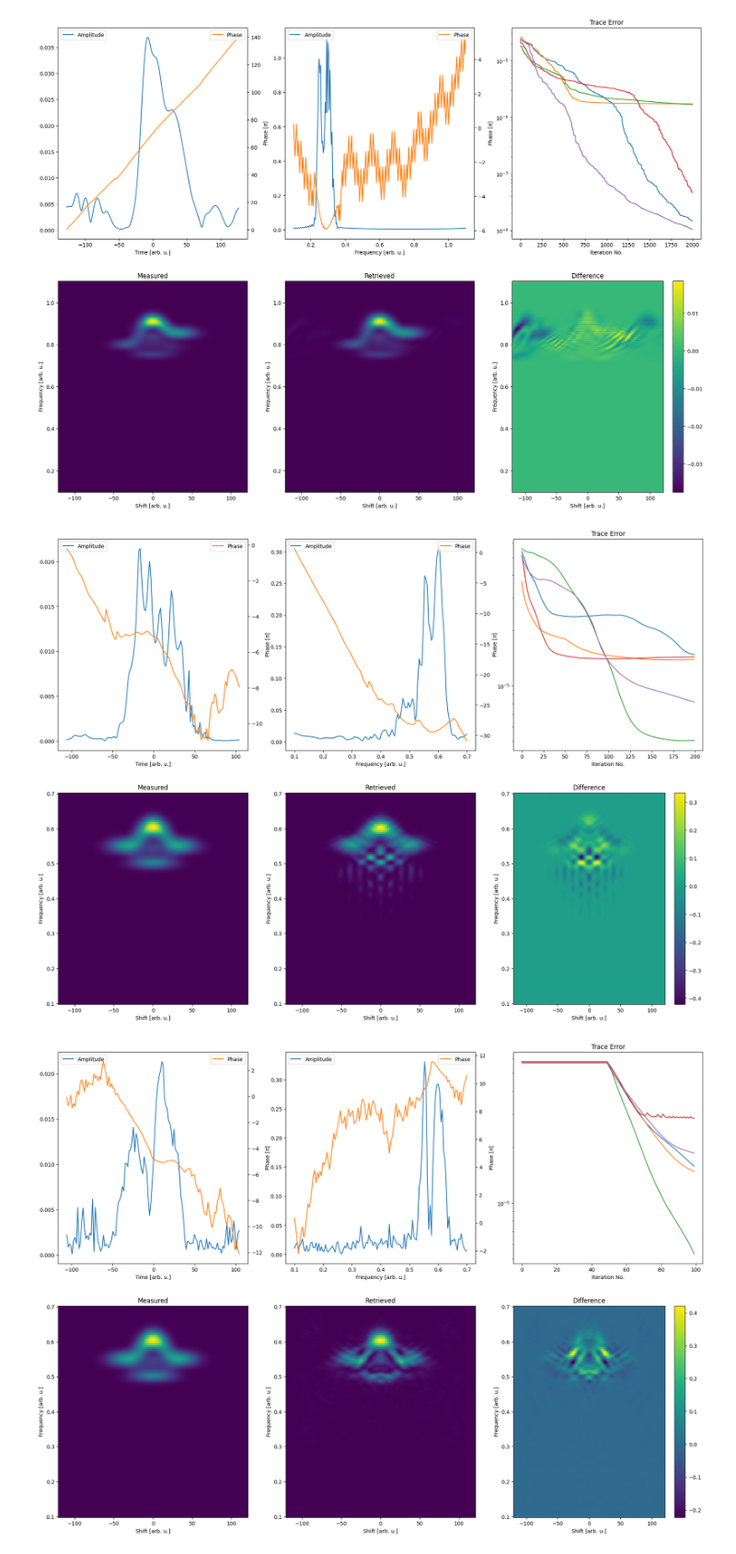
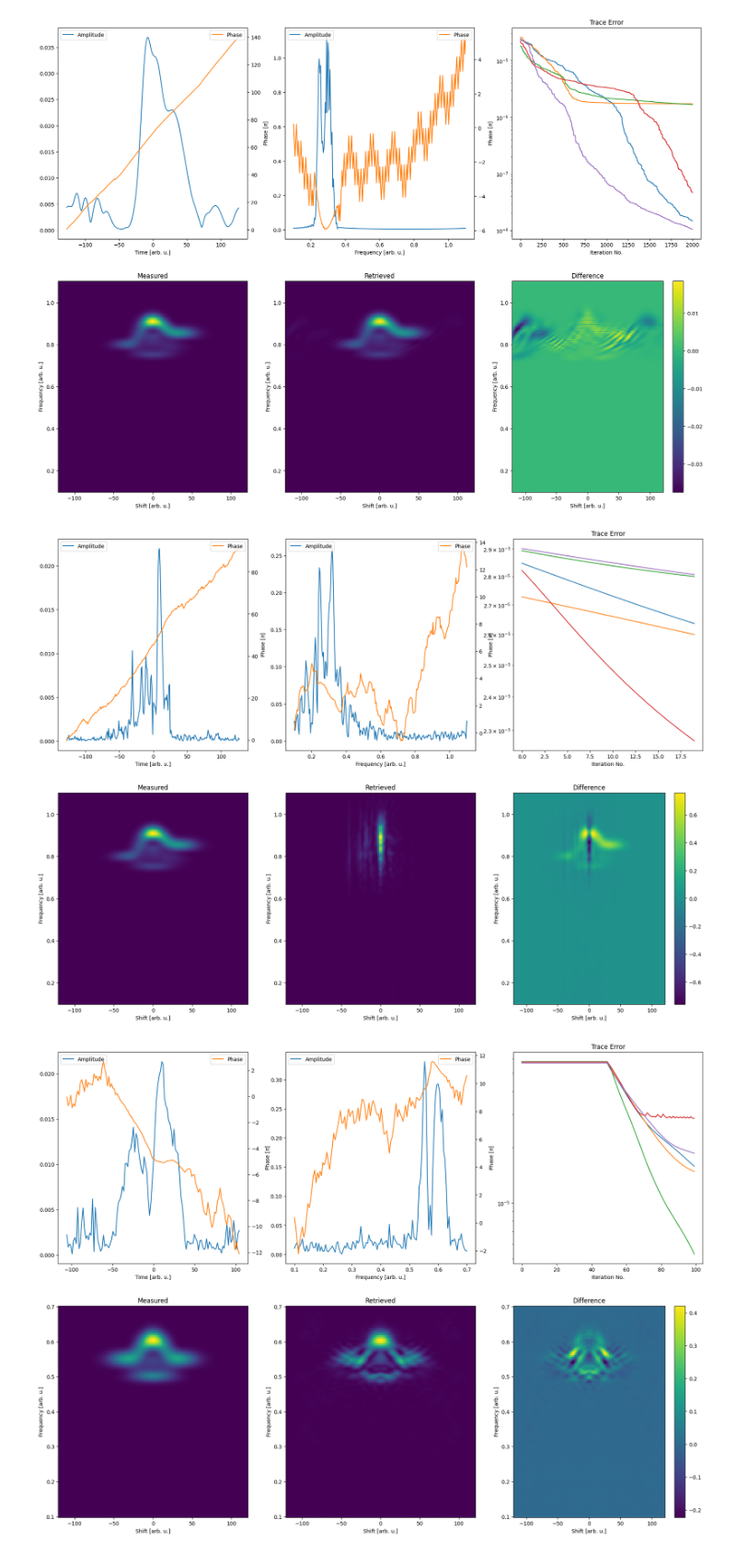
Before and after one commit to matillda123/Pulse-Retrieval-with-JAX, a Jupyter notebook: _usage_example.ipynb, the cells around one changed output. Shown at 92% size. Saved outputs shown, nothing was run; the diff lists cells and outputs as text; code cells hidden in the pictures.

```diff
--- a/_usage_example.ipynb
+++ b/_usage_example.ipynb
@@ -77,28 +77,28 @@ gp.plot_results(final_result)
 # %%
 from pulsedjax.frog import GeneralizedProjection
 
-gp = GeneralizedProjection(delay, frequency_trace, trace, "shg", cross_correlation=False, seed=None)
+gp = GeneralizedProjection(delay, frequency_trace, trace, "thg", cross_correlation=False, seed=None)
 
 # gp.use_measured_spectrum(spectra.pulse[0], spectra.pulse[1], "pulse")
 # gp.use_measured_spectrum(spectra.gate[0], spectra.gate[1], "gate")
 
 # gp.use_measured_spectrum(spectra.pulse[0], spectra.pulse[1], "gate")
 # gp.use_measured_spectrum(spectra.gate[0], spectra.gate[1], "pulse")
 
 
 population = gp.create_initial_population(5, "random")
 
 #gp.local_gamma = 1
-gp.global_gamma = 1
+gp.global_gamma = 1e3
 
 #gp.global_adaptive_scaling = "linear"
 #gp.global_adaptive_scaling_factor = 0
 
 
-final_result = gp.run(population, 200)
+final_result = gp.run(population, 20)
 gp.plot_results(final_result)
 # %% [output]
-[figure, old version]
+[figure, new version]
 # %%
 from pulsedjax.frog import COPRA
 
```
Also changed, not shown: parts of 1 cell of this notebook, 20 other files.
